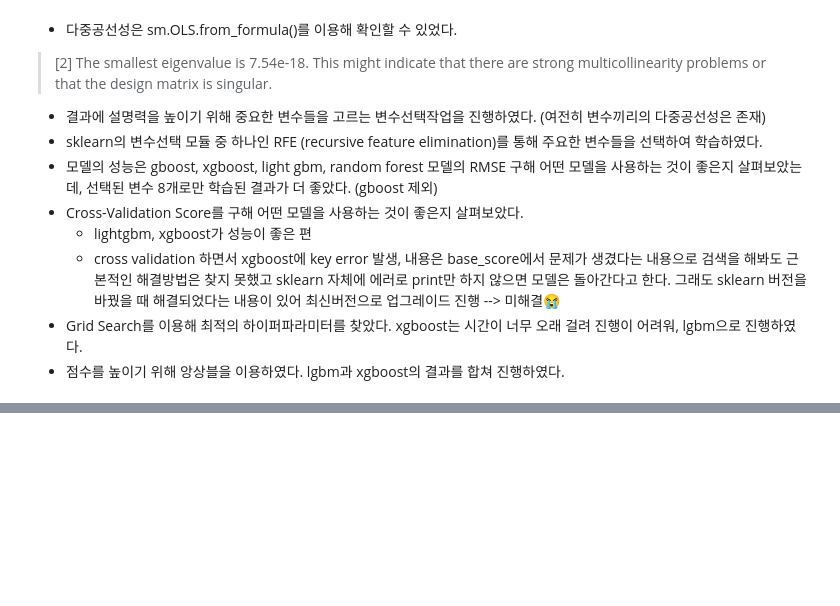
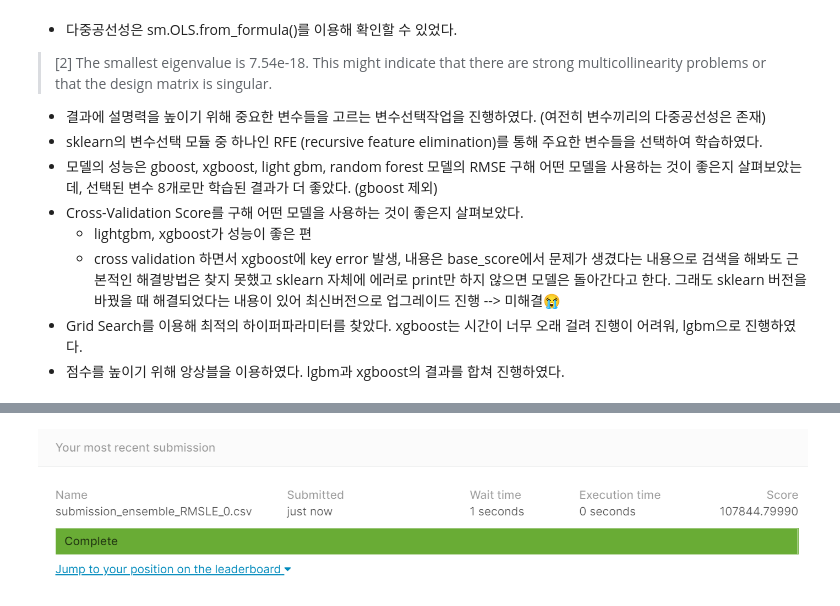
Before and after one commit to p2yeong/AIFFEL-Study, a Jupyter notebook: exploration/E6_predict_house_pricie_upgrade.ipynb, the cells around one changed output, grey strips where cells are left out. Drawn from its saved outputs; the diff is of its cells as text; code cells hidden in the pictures; blank space fills up the shorter version.

```diff
--- a/exploration/E6_predict_house_pricie_upgrade.ipynb
+++ b/exploration/E6_predict_house_pricie_upgrade.ipynb
@@ -625,0 +641,4 @@ save_submission(xgb_model, train, y, test, 'xgb', rmsle='0.213922')
+# %%
+Image("C:/Users/EunYeong/Pictures/kgkr_107844.png")
+# %% [output]
+[figure, added]
```
Also changed, not shown: parts of 6 cells of this notebook.
